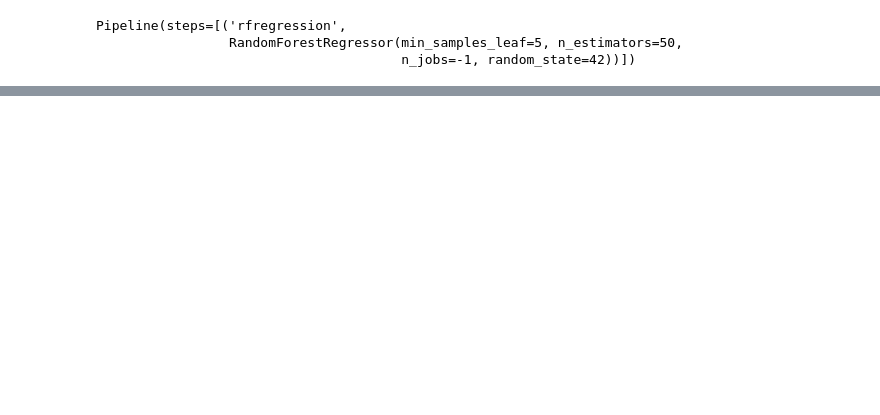
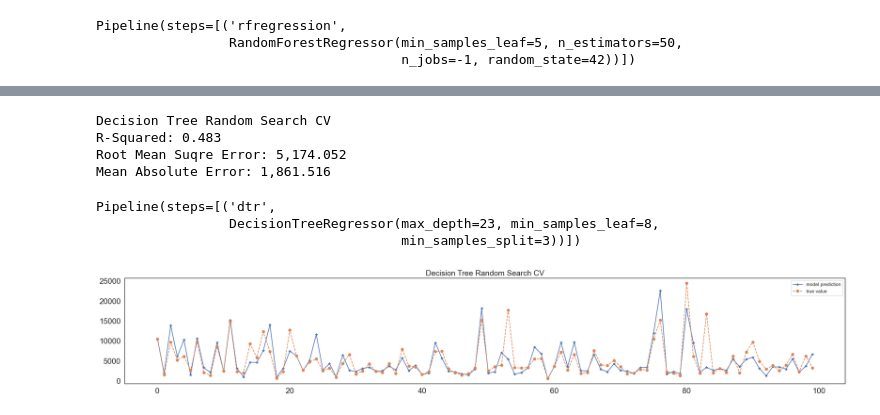
Before and after one commit to AFDanao/Embedded, a Jupyter notebook: Family Income/family_income.ipynb, the cells around one changed output, grey strips where cells are left out. Drawn from its saved outputs; the diff is of its cells as text; code cells hidden in the pictures; blank space fills up the shorter version.

Commit message:
Adjusting Features And Model Settings For 'Best' Results

```diff
--- a/Family Income/family_income.ipynb
+++ b/Family Income/family_income.ipynb
@@ -637,0 +678,15 @@ Pipeline(steps=[('etr',
+# %%
+results = wr_pkl_file(file_name="dt_test_1.pkl", read=True)
+best_estimator = results.best_estimator_
+
+print_results(['Decision Tree Random Search CV'], best_estimator, testing=[tr_x_test, tr_y_test], plt_num=100)
+best_estimator
+# %% [output]
+Decision Tree Random Search CV
+R-Squared: 0.483
+Root Mean Suqre Error: 5,174.052
+Mean Absolute Error: 1,861.516
+Pipeline(steps=[('dtr',
+                 DecisionTreeRegressor(max_depth=23, min_samples_leaf=8,
+                                       min_samples_split=3))])
+[figure, added]
```
Also changed, not shown: parts of 27 cells of this notebook.
